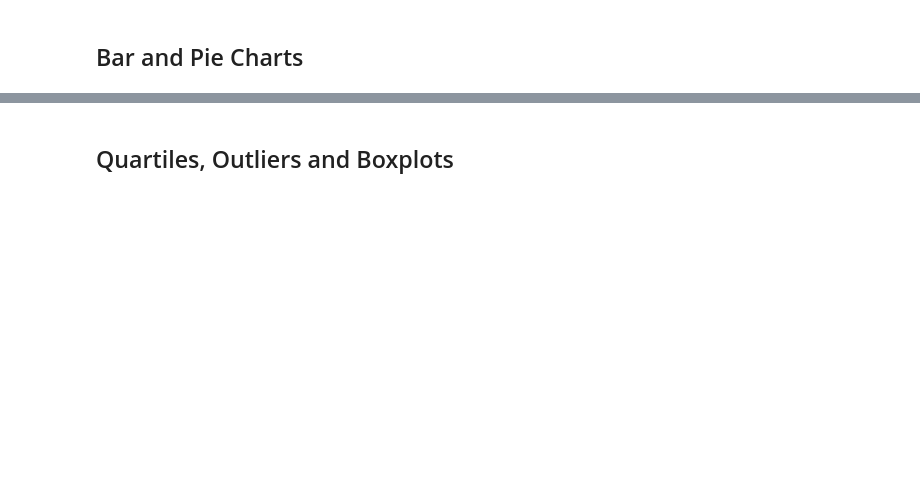
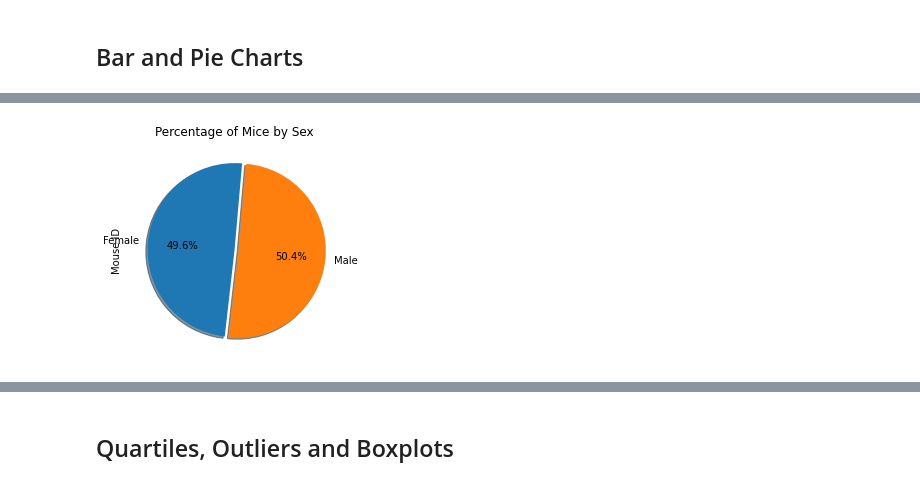
Before and after one commit to mgodfrey48/Tumor-Treatment-Analysis, a Jupyter notebook: Instructions/Pymaceuticals/pymaceuticals_starter.ipynb, the cells around one changed output, grey strips where cells are left out. Cells and saved outputs as stored; diff of their text form; code cells hidden in the pictures; blank space fills up the shorter version.

```diff
--- a/Instructions/Pymaceuticals/pymaceuticals_starter.ipynb
+++ b/Instructions/Pymaceuticals/pymaceuticals_starter.ipynb
@@ -123,2 +151,13 @@ tumor_volume_summary_by_regmien
+# %%
+# Generate a pie plot showing the distribution of female versus male mice using Pandas
+
+# reduced table with mouse ids and sex
+ids_and_sex = cleaned_mouse_data[['Mouse ID', 'Sex']].drop_duplicates()
+counts_by_sex = ids_and_sex.groupby('Sex').count()
+counts_by_sex
+counts_by_sex['Mouse ID'].plot(kind='pie', explode = [0,0.05], autopct='%1.1f%%', title = 'Percentage of Mice by Sex', shadow=True, startangle=85)
+plt.show()
+# %% [output]
+[figure, added]
 # %%
 # Generate a pie plot showing the distribution of female versus male mice using pyplot
```
Also changed, not shown: parts of 9 cells of this notebook.
